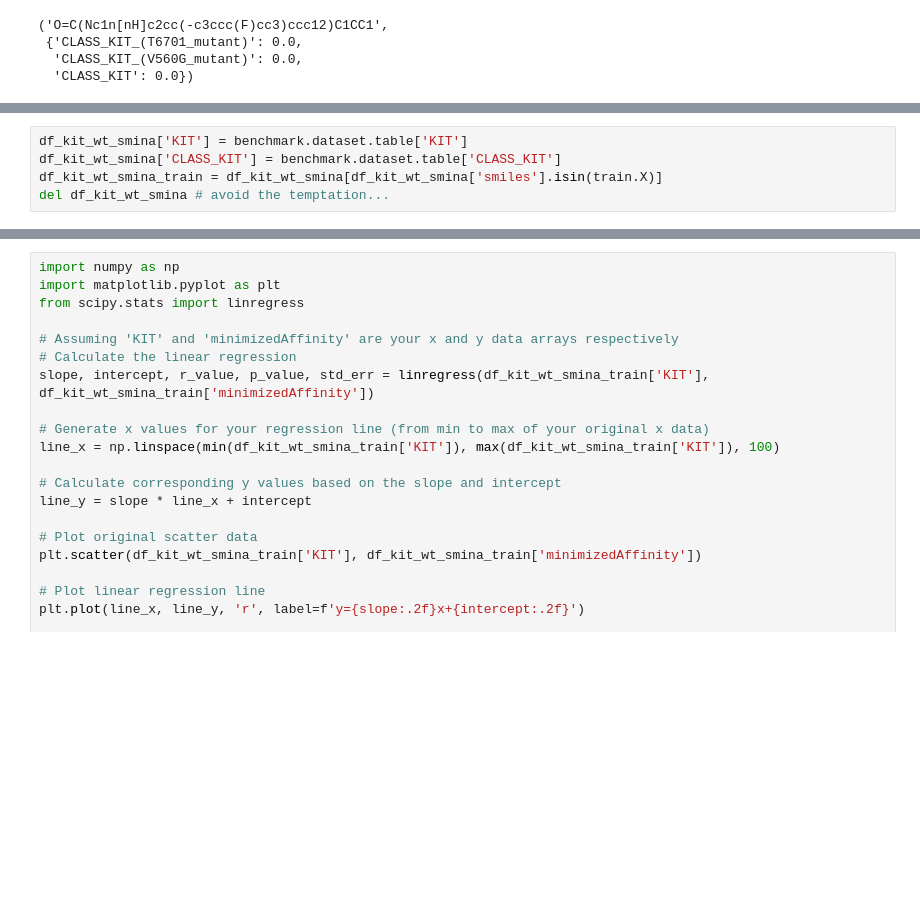
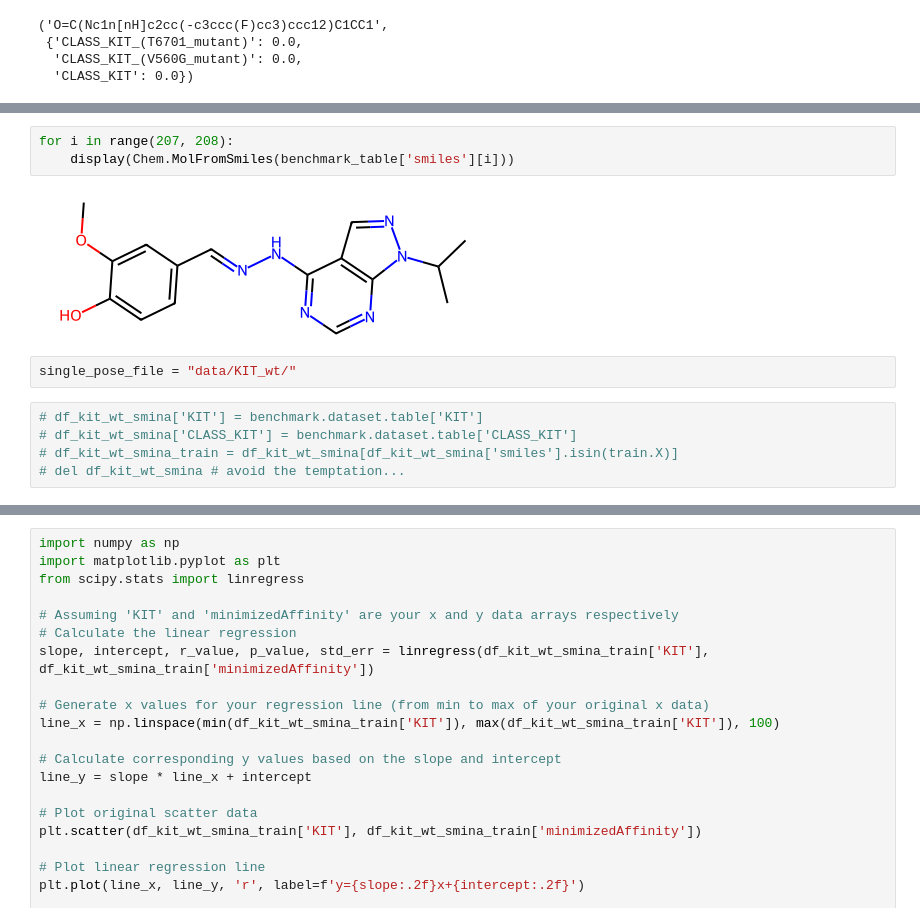
Before and after one commit to Peterdes/ml4dd, a Jupyter notebook: notebooks/smina_scores.ipynb, the cells around one changed output, grey strips where cells are left out. Drawn from its saved outputs; the diff is of its cells as text; blank space fills up the shorter version.

```diff
--- a/notebooks/smina_scores.ipynb
+++ b/notebooks/smina_scores.ipynb
@@ -17,6 +98,13 @@ df_kit_wt_smina = pd.read_csv("data/KIT_wt/poses.csv")
+# %%
+for i in range(207, 208):
+    display(Chem.MolFromSmiles(benchmark_table['smiles'][i]))
+# %% [output]
+[figure, added]
+# %%
+single_pose_file = "data/KIT_wt/"
 # %%
-df_kit_wt_smina['KIT'] = benchmark.dataset.table['KIT']
-df_kit_wt_smina['CLASS_KIT'] = benchmark.dataset.table['CLASS_KIT']
-df_kit_wt_smina_train = df_kit_wt_smina[df_kit_wt_smina['smiles'].isin(train.X)]
-del df_kit_wt_smina # avoid the temptation...
+# df_kit_wt_smina['KIT'] = benchmark.dataset.table['KIT']
+# df_kit_wt_smina['CLASS_KIT'] = benchmark.dataset.table['CLASS_KIT']
+# df_kit_wt_smina_train = df_kit_wt_smina[df_kit_wt_smina['smiles'].isin(train.X)]
+# del df_kit_wt_smina # avoid the temptation...
 # %%
```
Also changed, not shown: parts of 12 cells of this notebook.
